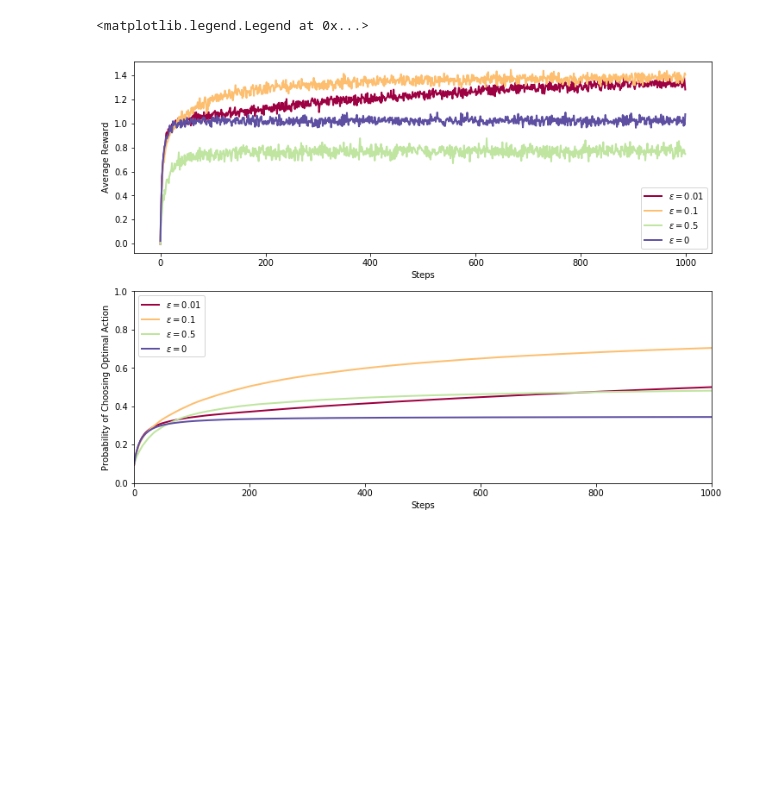
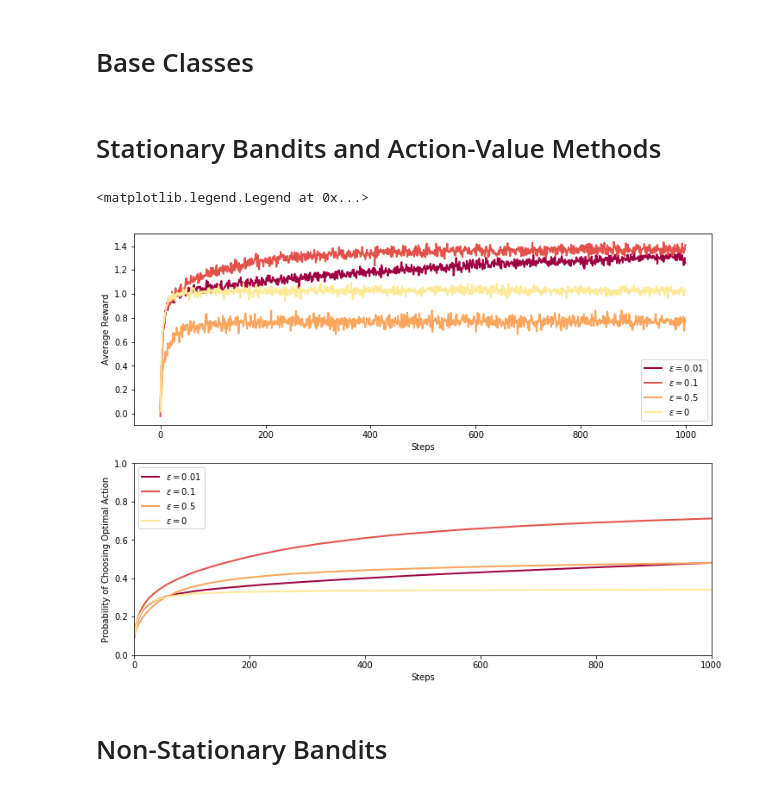
Before and after one commit to jvce92/intro-RL, a Jupyter notebook: MultiArmedBandit.ipynb, the cells around one changed output. Saved outputs shown, nothing was run; the diff lists cells and outputs as text; code cells hidden in the pictures; blank space fills up the shorter version.

Commit message:
non-stationary bandits

```diff
--- a/MultiArmedBandit.ipynb
+++ b/MultiArmedBandit.ipynb
@@ -8,6 +8,8 @@ import numpy as np
 import matplotlib.pyplot as plt
 from abc import abstractclassmethod, ABC
 import multiprocess as mp
+# %% [markdown]
+<h1>Base Classes </h1>
 # %%
 class Environment(ABC):
     @abstractclassmethod
@@ -38,6 +40,8 @@ class Agent(ABC):
     @abstractclassmethod
     def update_values(self):
         raise NotImplementedError("This is an abstract class")
+# %% [markdown]
+<h1>Stationary Bandits and Action-Value Methods </h1>
 # %%
 class StationaryBandit(Environment):
     def __init__(self, K):
@@ -48,16 +52,12 @@ class StationaryBandit(Environment):
         self.steps = 0
         self.mean = np.random.randn(self.K)
         self.optimal_action = np.argmax(self.mean)
-        self.num_chose_opt = 0
 
     def step(self, action):
         if action >= K:
             raise ValueError("The action should be less than {0}!".format(self.K-1))
 
         self.steps += 1
-        if action == self.optimal_action:
-            self.num_chose_opt += 1
-
         return self.mean[action] + np.random.randn()
 
 class AgentGreedy(Agent):
@@ -133,28 +133,31 @@ def eps_greedy_sim(eps, K, num_steps, num_runs):
 # %%
 K = 10
 eps = [0.01, 0.1, 0.5, 0]
 num_runs = 2000
 num_steps = 1000
 
 fig = plt.figure(figsize=(12,9))
 ax1 = fig.add_subplot(211)
 ax2 = fig.add_subplot(212)
 ax1.set_xlabel("Steps")
 ax1.set_ylabel("Average Reward")
 ax2.set_xlabel("Steps")
 ax2.set_ylabel("Probability of Choosing Optimal Action")
 ax2.axis(xmin=0, xmax=num_steps, ymin=0, ymax=1)
 
 greedy = lambda eps: eps_greedy_sim(eps, K, num_steps, num_runs)
 pool = mp.Pool(processes=mp.cpu_count())
 S = pool.map(greedy, eps)
+pool.close()
 
-color = iter(plt.cm.Spectral(np.linspace(0, 1, len(eps))))
+color = iter(plt.cm.Spectral(np.linspace(0, 1, 2*len(eps))))
 for i, simulation in enumerate(S):
     clr = next(color)
     simulation.plot(ax1, ax2, clr, r"$\epsilon = {0}$".format(eps[i]))
 ax1.legend(loc="lower right")
 ax2.legend(loc="upper left")
 # %% [output]
 <matplotlib.legend.Legend at 0x...>
-[figure, old version]
+[figure, new version]
+# %% [markdown]
+<h1>Non-Stationary Bandits</h1>
```
Also changed, not shown: parts of 4 cells of this notebook, 1 other file.
